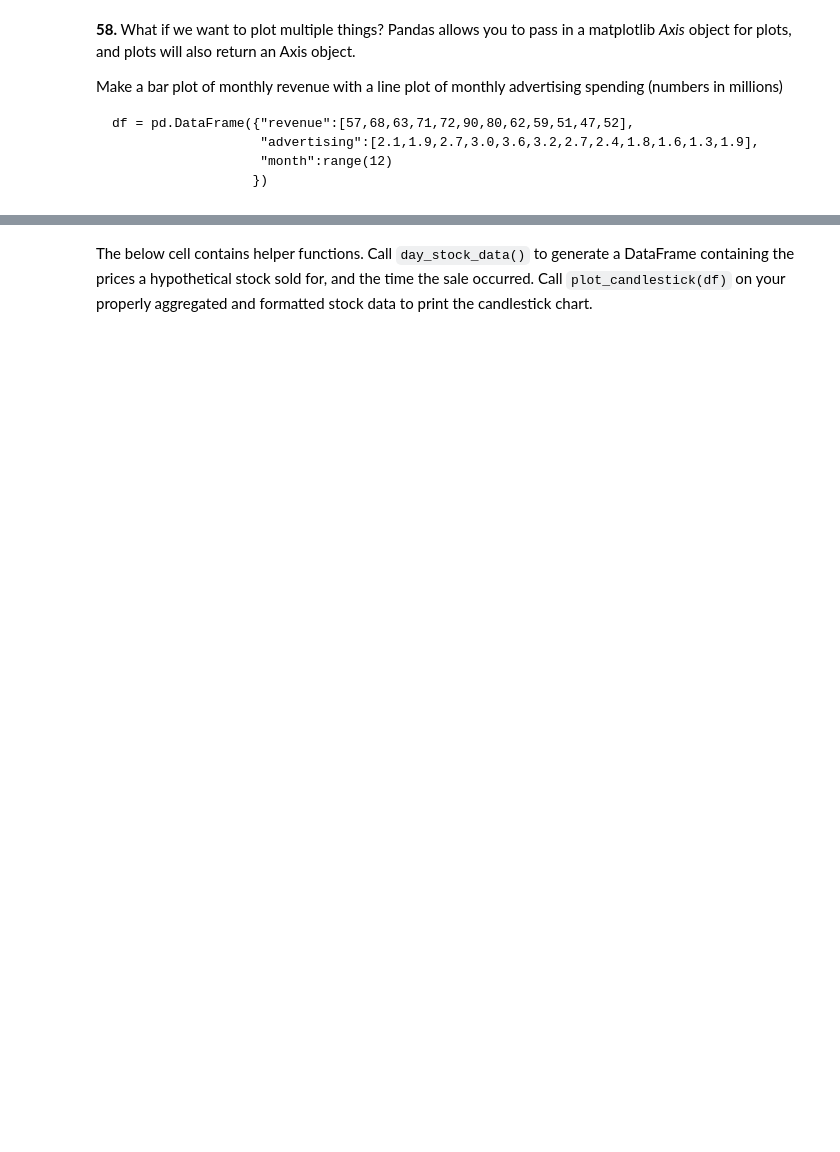
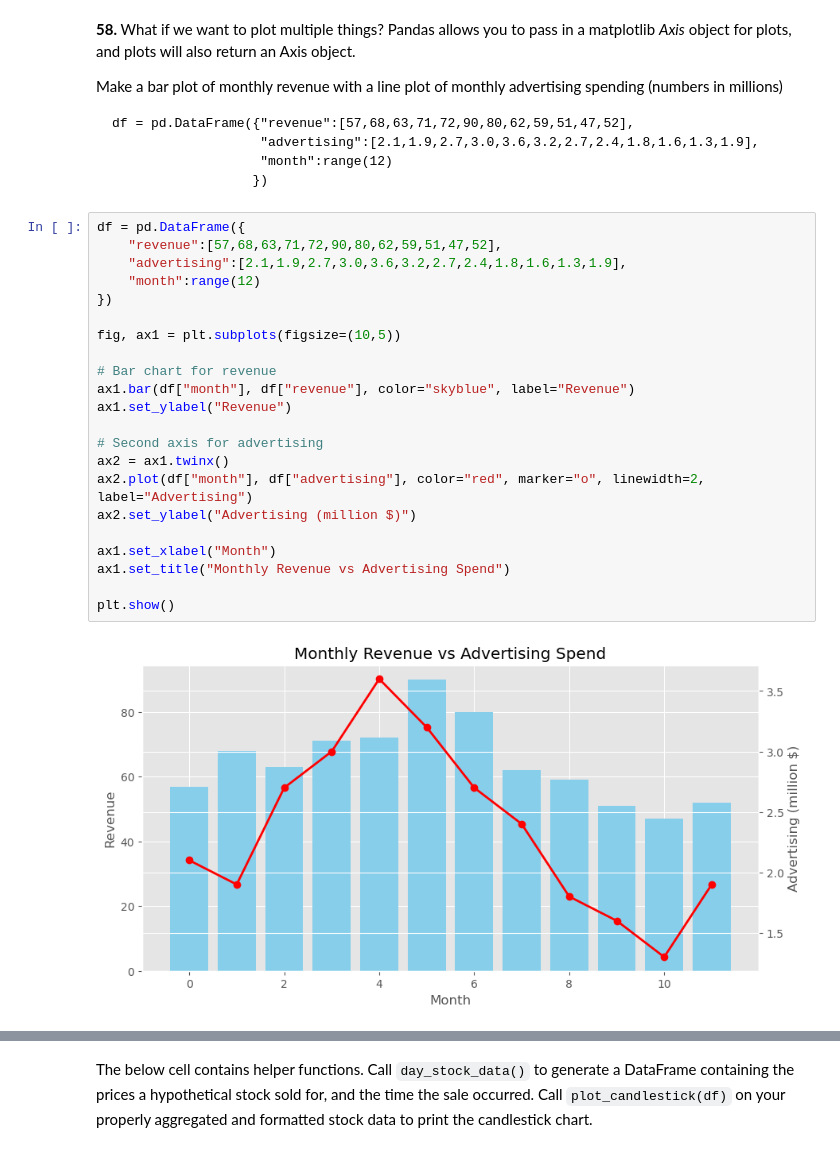
Before and after one commit to SamKur/The-Pandas-Puzzlebook, a Jupyter notebook: 100-pandas-puzzles-Susamay.ipynb, the cells around one changed output, grey strips where cells are left out. Saved outputs shown, nothing was run; the diff lists cells and outputs as text; blank space fills up the shorter version.

````diff
--- a/100-pandas-puzzles-Susamay.ipynb
+++ b/100-pandas-puzzles-Susamay.ipynb
@@ -802,6 +1405,30 @@ df = pd.DataFrame({"revenue":[57,68,63,71,72,90,80,62,59,51,47,52],
                    "month":range(12)
                   })
 ```
+# %%
+df = pd.DataFrame({
+    "revenue":[57,68,63,71,72,90,80,62,59,51,47,52],
+    "advertising":[2.1,1.9,2.7,3.0,3.6,3.2,2.7,2.4,1.8,1.6,1.3,1.9],
+    "month":range(12)
+})
+
+fig, ax1 = plt.subplots(figsize=(10,5))
+
+# Bar chart for revenue
+ax1.bar(df["month"], df["revenue"], color="skyblue", label="Revenue")
+ax1.set_ylabel("Revenue")
+
+# Second axis for advertising
+ax2 = ax1.twinx()
+ax2.plot(df["month"], df["advertising"], color="red", marker="o", linewidth=2, label="Advertising")
+ax2.set_ylabel("Advertising (million $)")
+
+ax1.set_xlabel("Month")
+ax1.set_title("Monthly Revenue vs Advertising Spend")
+
+plt.show()
+# %% [output]
+[figure, added]
 # %% [markdown]
 Now we're finally ready to create a candlestick chart, which is a very common tool used to analyze stock price data.  A candlestick chart shows the opening, closing, highest, and lowest price for a stock during a time window.  The color of the "candle" (the thick part of the bar) is green if the stock closed above its opening price, or red if below.
 
````
Also changed, not shown: parts of 62 cells of this notebook, 1 other file.
